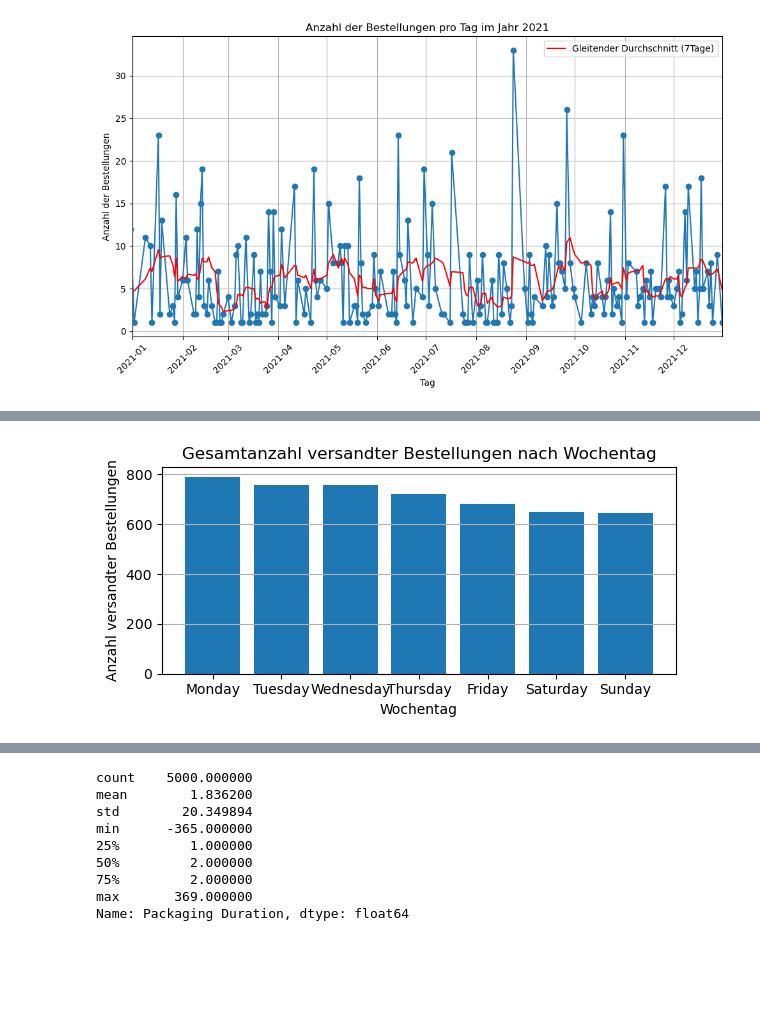
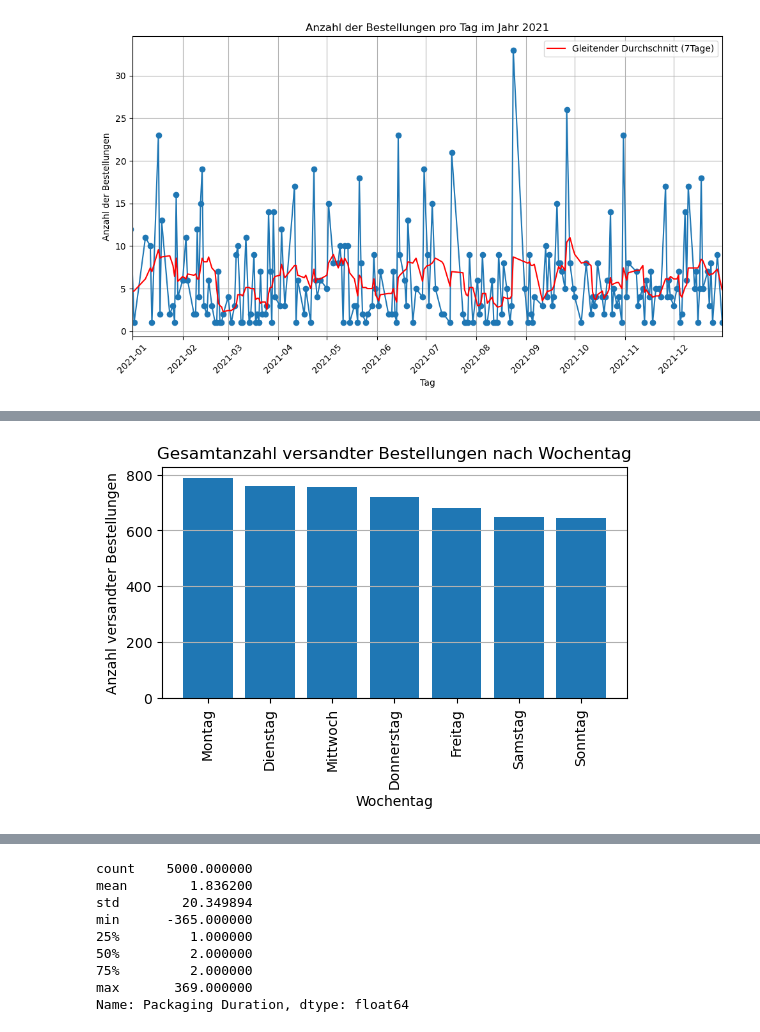
Before and after one commit to SchierleLukas/programming-for-datascience, a Jupyter notebook: notebooks/project.ipynb, the cells around one changed output, grey strips where cells are left out. Drawn from its saved outputs; the diff is of its cells as text; code cells hidden in the pictures; blank space fills up the shorter version.

```diff
--- a/notebooks/project.ipynb
+++ b/notebooks/project.ipynb
@@ -510,0 +529,24 @@ plt.show()
+# %%
+# Wie verhält sich der Moving Average in den Jahren 2019, 2020 & 2021? Gibt es saisonale Besonderheiten?
+df['Year'] = df['Order Date'].dt.year
+df['Day of Year'] = df['Order Date'].dt.dayofyear
+
+# In den Jahren 2018 sind nicht alle Bestellung enthalten, deshalb kann der gleitende Durchschnitt nicht berechnet werden.
+df_filtered = df[~df['Year'].isin([2018, 2022])].copy()
+
+# Group by 'Year' und 'Day of Year', anschließend Anzahl Bestellungen zählen
+grouped = df_filtered.groupby(['Year', 'Day of Year']).size().reset_index(name='Count')
+
+# Gleitender Durchschnitt für jedes Jahr berechnen
+window_size = 14  # 14 Tage gleitender Durchschnitt
+for year in df_filtered['Year'].unique():
+    year_data = grouped[grouped['Year'] == year].copy()
+    year_data['Moving Average'] = year_data['Count'].rolling(window=window_size, min_periods=1).mean()
+    plt.plot(year_data['Day of Year'], year_data['Moving Average'], label=str(year))
+
+# Visualisierung
+plt.xlabel('Tag')
+plt.ylabel('Anzahl Bestellungen (gleitender Durchschnitt von 14 Tagen.')
+plt.title('Saisonale Höhepunkte der Bestellungen (ohne 2018 und 2022)')
+plt.legend()
+plt.show()
@@ -511,18 +576,18 @@ plt.show()
 # %%
 # An welchem Wochentag werden die Pakete versand?
 day_of_week_counts = df['Ship Date'].dt.dayofweek.value_counts()
-days_of_week = ['Monday', 'Tuesday', 'Wednesday', 'Thursday', 'Friday', 'Saturday', 'Sunday']
+days_of_week = ['Montag', 'Dienstag', 'Mittwoch', 'Donnerstag', 'Freitag', 'Samstag', 'Sonntag']
 
 plt.figure(figsize=(6, 3))
 plt.bar(days_of_week, day_of_week_counts)
 plt.title('Gesamtanzahl versandter Bestellungen nach Wochentag')
 plt.xlabel('Wochentag')
 plt.ylabel('Anzahl versandter Bestellungen')
 plt.grid(axis='y')
-plt.tight_layout()
+plt.xticks(rotation=90)
 plt.show()
 # %% [output]
-[figure, old version]
+[figure, new version]
 # %%
 # Gibt es Produkte die besonders lange benötigen von Bestellung bis Auslieferung?
 df['Packaging Duration'] = (df['Ship Date'] - df['Order Date']).dt.days
```
Also changed, not shown: parts of 26 cells of this notebook, 1 other file.
